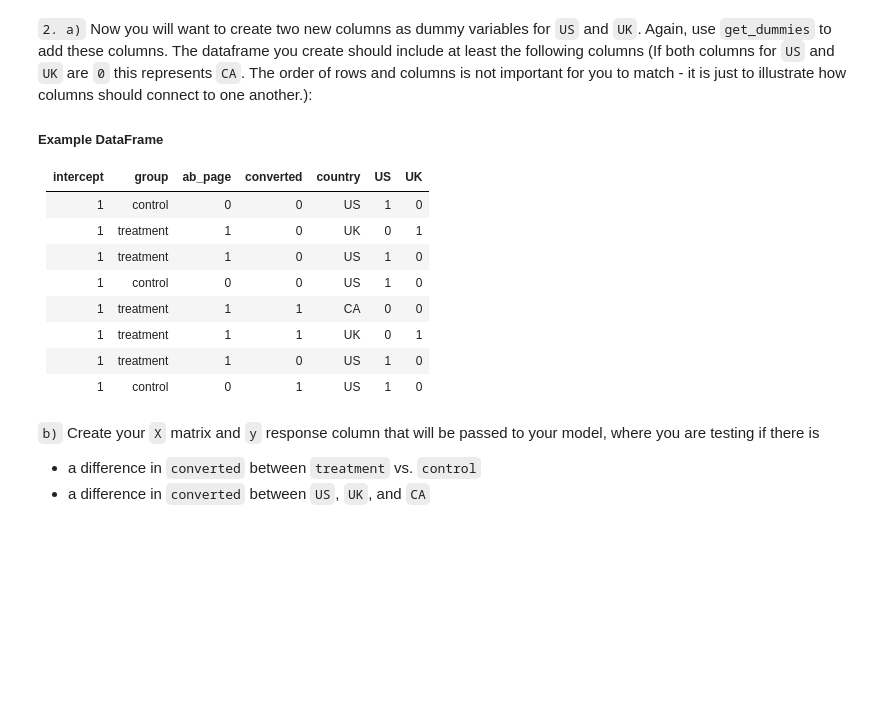
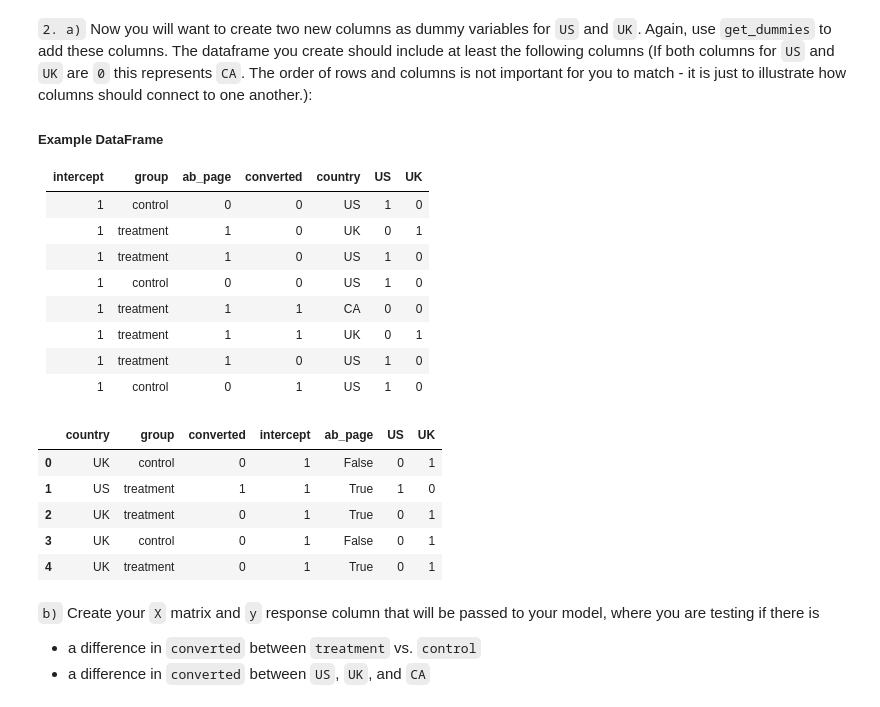
Before and after one commit to AmmarYasserAI-2/Analyze_AB_test_results, a Jupyter notebook: analyze_ab_test_results_notebook_new.ipynb, the cells around one changed output. Saved outputs shown, nothing was run; the diff lists cells and outputs as text; code cells hidden in the pictures; blank space fills up the shorter version.

```diff
--- a/analyze_ab_test_results_notebook_new.ipynb
+++ b/analyze_ab_test_results_notebook_new.ipynb
@@ -465,3 +502,13 @@ print(logit_res.summary())
+# %%
+df[['US', 'UK']] = pd.get_dummies(df['country'])[['US', 'UK']].astype(int)
+df.head()
+# %% [output]
+|  | country | group | converted | intercept | ab_page | US | UK |
+| 0 | UK | control | 0 | 1 | False | 0 | 1 |
+| 1 | US | treatment | 1 | 1 | True | 1 | 0 |
+| 2 | UK | treatment | 0 | 1 | True | 0 | 1 |
+| 3 | UK | control | 0 | 1 | False | 0 | 1 |
+| 4 | UK | treatment | 0 | 1 | True | 0 | 1 |
 # %% [markdown]
 `b)`  Create your `X` matrix and `y` response column that will be passed to your model, where you are testing if there is
 * a difference in `converted` between `treatment` vs. `control`
```
Also changed, not shown: parts of 22 cells of this notebook.
